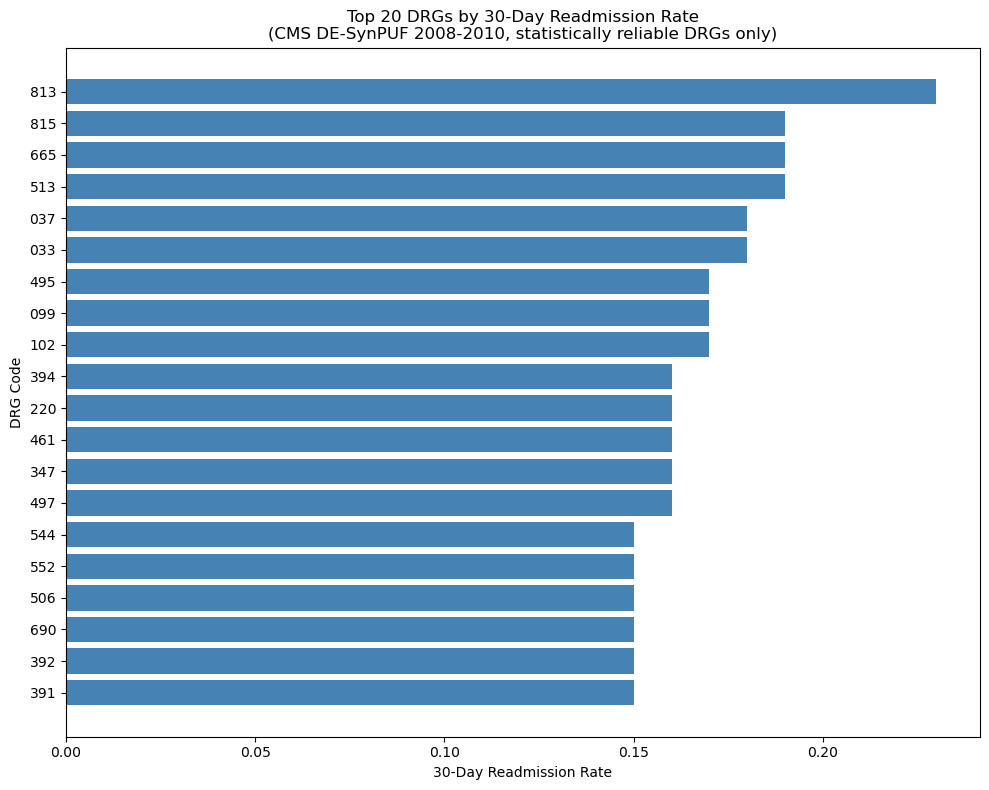
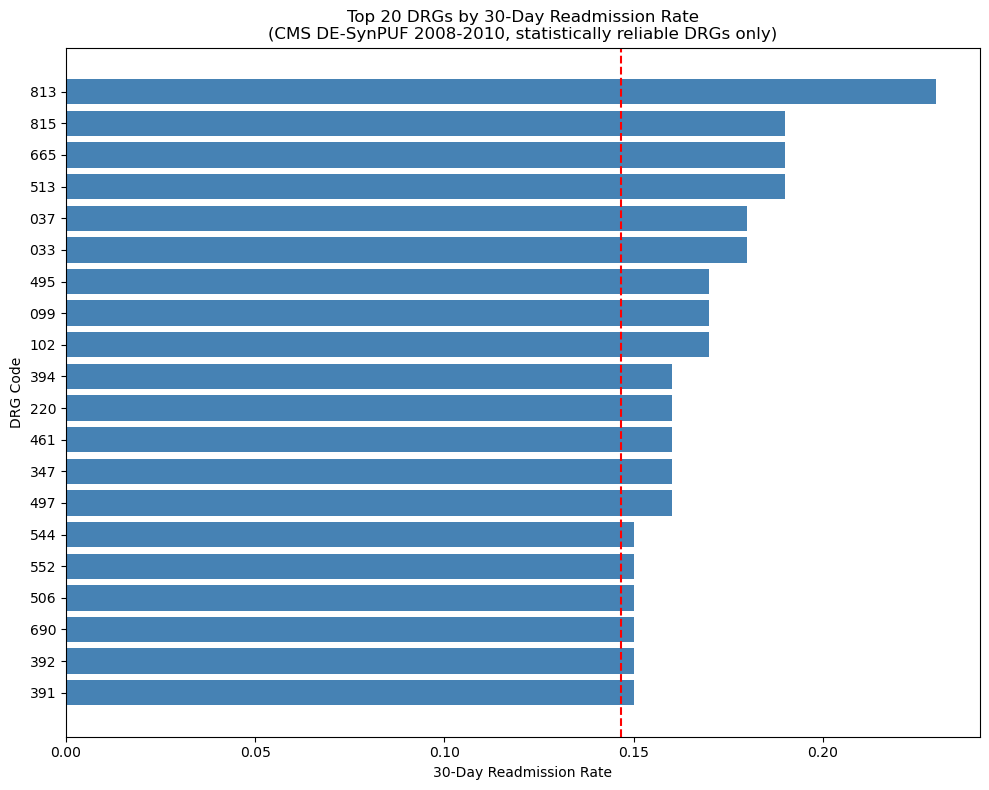
Code edit (unified diff) that turned the first committed figure into the second:
--- before
+++ after
@@ -1,6 +1,9 @@
+import matplotlib.pyplot as plt
+
 top20 = df.head(20).sort_values('readmission_rate')
 
 plt.figure(figsize=(10, 8))
 plt.barh(top20['CLM_DRG_CD'].astype(str), top20['readmission_rate'], color='steelblue')
+plt.axvline(x=0.1467, color='red', linewidth=1.5, linestyle='--', label='National Average (14.67%)')
 plt.xlabel('30-Day Readmission Rate')
 plt.ylabel('DRG Code')

Commit: Update readmission_analysis.ipynb